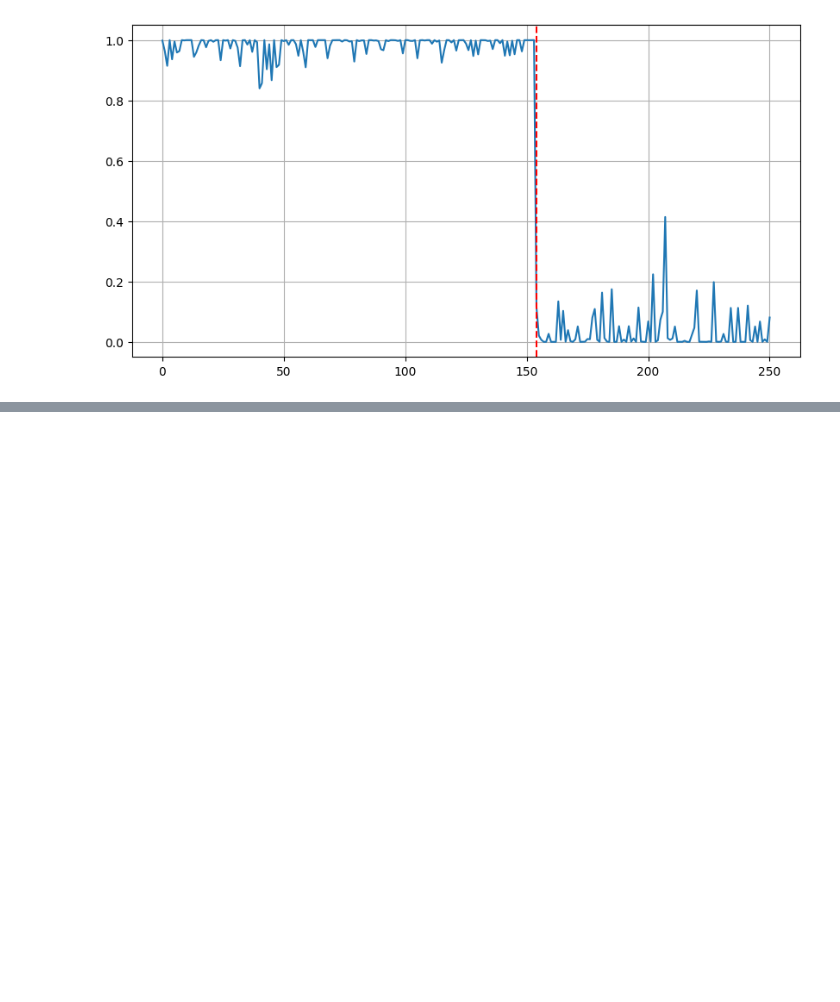
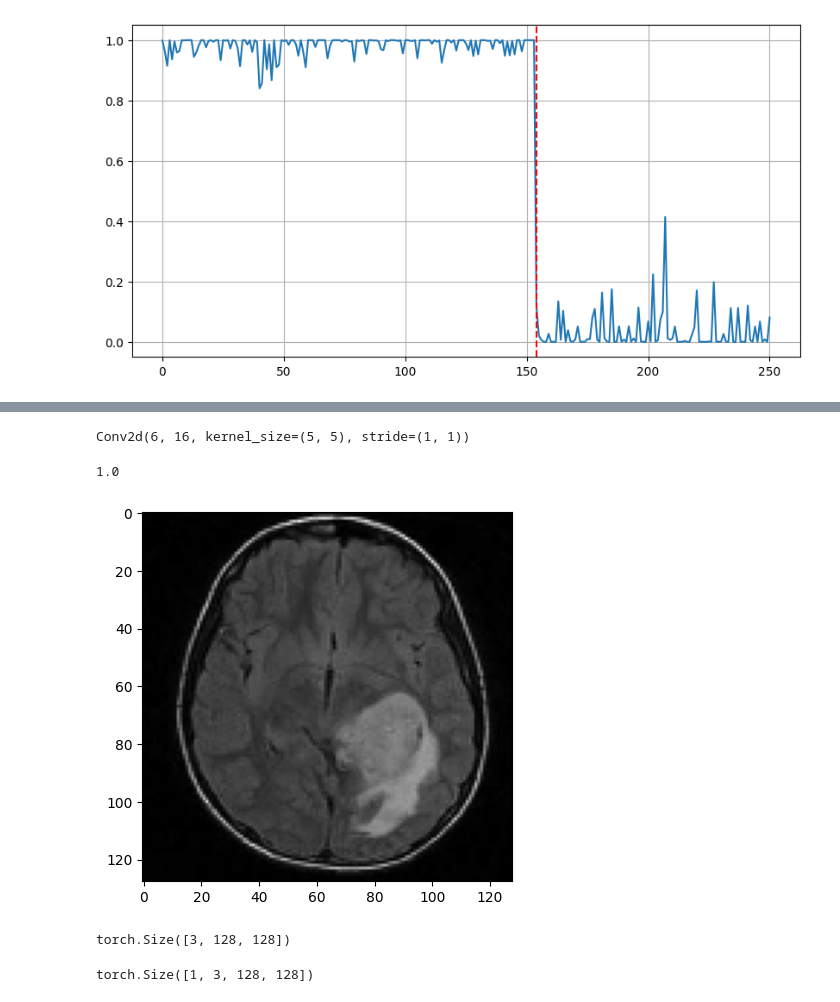
Before and after one commit to AaryaAshok77/BrainTumourDetector_DeepLearning, a Jupyter notebook: Brain_Tumour_Detector_Deep_Learning.ipynb, the cells around one changed output, grey strips where cells are left out. Saved outputs shown, nothing was run; the diff lists cells and outputs as text; code cells hidden in the pictures; blank space fills up the shorter version.

```diff
--- a/Brain_Tumour_Detector_Deep_Learning.ipynb
+++ b/Brain_Tumour_Detector_Deep_Learning.ipynb
@@ -359,0 +387,27 @@ plt.grid()
+# %%
+for child in model_children:
+    if type(child) == nn.Sequential:
+        for layer in child.children():
+            if type(layer) == nn.Conv2d:
+                no_layers += 1
+                conv_layers.append(layer)
+conv_layers[1]
+# %% [output]
+Conv2d(6, 16, kernel_size=(5, 5), stride=(1, 1))
+# %%
+img = mri_data[77]['image']
+plt.imshow(np.transpose(img, (1, 2, 0)))
+mri_data[77]['label']
+# %% [output]
+1.0
+[figure, added]
+# %%
+img = torch.from_numpy(img).to(device)
+img.shape
+# %% [output]
+torch.Size([3, 128, 128])
+# %%
+img = img.unsqueeze(0)
+img.shape
+# %% [output]
+torch.Size([1, 3, 128, 128])
```
Also changed, not shown: parts of 6 cells of this notebook.
